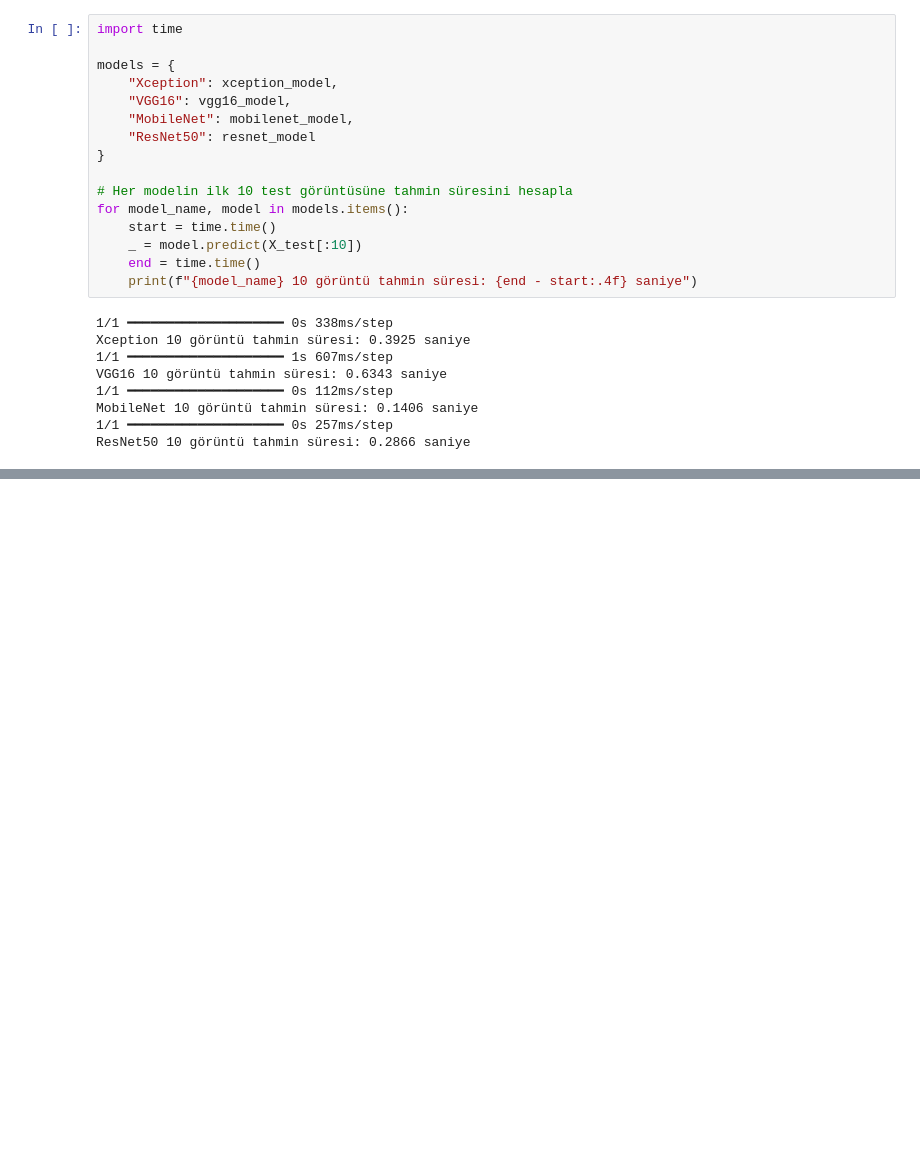
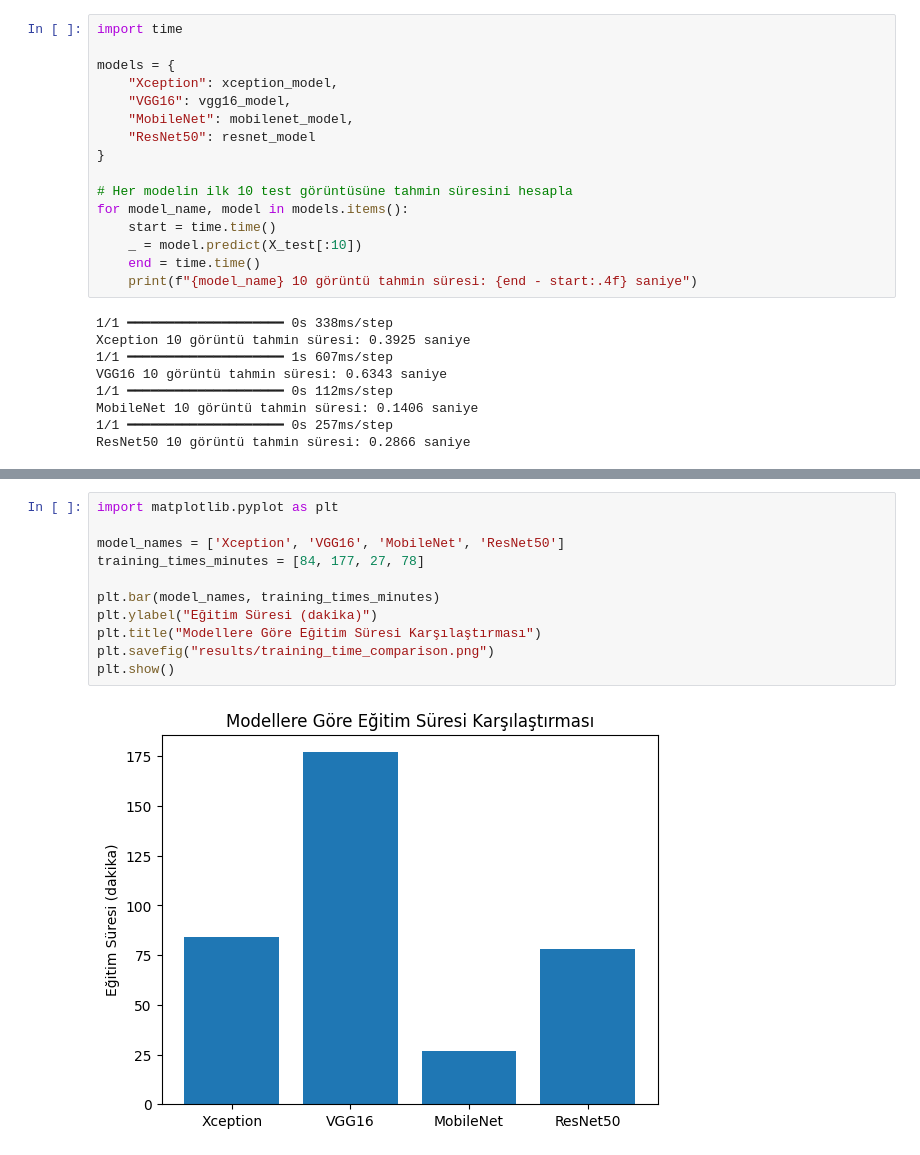
Before and after one commit to Ahmetenesyensiz/Ahmetenesyensiz-Rice-Leaf-Disease-Classification, a Jupyter notebook: rice_leaf_classifier.ipynb, the cells around one changed output, grey strips where cells are left out. Cells and saved outputs as stored; diff of their text form; blank space fills up the shorter version.

```diff
--- a/rice_leaf_classifier.ipynb
+++ b/rice_leaf_classifier.ipynb
@@ -696,0 +757,13 @@ ResNet50 10 görüntü tahmin süresi: 0.2866 saniye
+# %%
+import matplotlib.pyplot as plt
+
+model_names = ['Xception', 'VGG16', 'MobileNet', 'ResNet50']
+training_times_minutes = [84, 177, 27, 78]
+
+plt.bar(model_names, training_times_minutes)
+plt.ylabel("Eğitim Süresi (dakika)")
+plt.title("Modellere Göre Eğitim Süresi Karşılaştırması")
+plt.savefig("results/training_time_comparison.png")
+plt.show()
+# %% [output]
+[figure, added]
```
Also changed, not shown: parts of 1 cell of this notebook, 1 other file.
